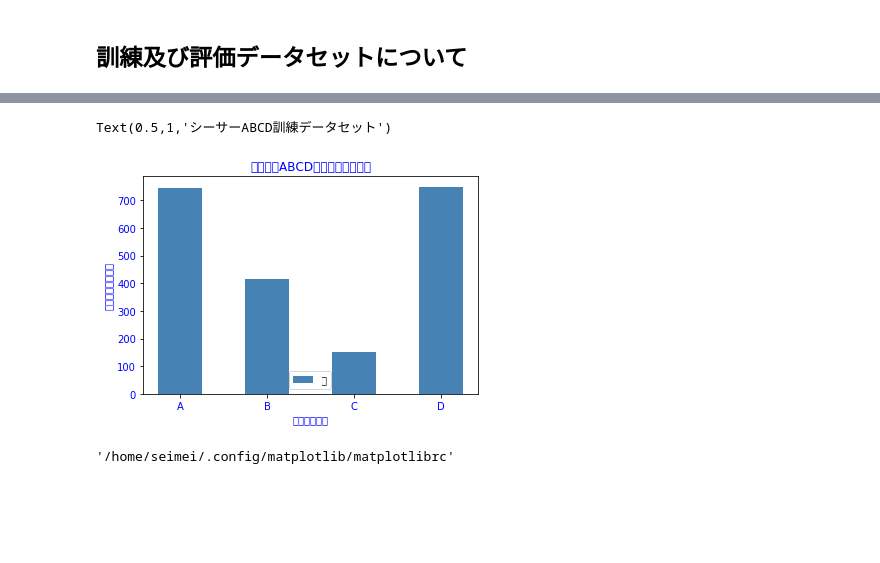
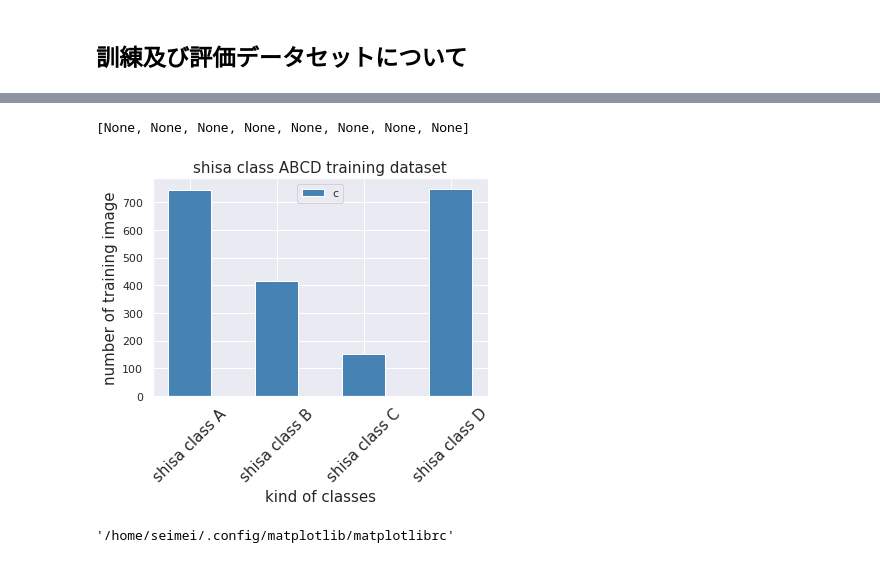
Before and after one commit to Eljefemasao/Graduation_Research, a Jupyter notebook: src/classify_seesa_keras.ipynb, the cells around one changed output, grey strips where cells are left out. Drawn from its saved outputs; the diff is of its cells as text; code cells hidden in the pictures; blank space fills up the shorter version.

```diff
--- a/src/classify_seesa_keras.ipynb
+++ b/src/classify_seesa_keras.ipynb
@@ -788,43 +896,45 @@ df.head()
 # %%
 
 df = pd.read_csv("/home/seimei/Graduation_Research/src/path_and_label_train.csv")
 
 
 all_row_num = len(df)
 df = df.set_index("weather")
 
 left =np.array([0])
 height = np.array([df.where((df["label"] == 0) & (df.index == "kumori") ).count()["label"]])
 p=plt.bar(left, height,width=0.5,color='steelblue', align="center")
 
 left1 =np.array([1])
 height1 = np.array([df.where((df["label"] == 1) & (df.index == "kumori") ).count()["label"]])
 p1=plt.bar(left1, height1,width=0.5,color='steelblue', align="center")
 
 left2 =np.array([2])
 height2 = np.array([df.where((df["label"] == 2) & (df.index == "kumori") ).count()["label"]])
 p2=plt.bar(left2, height2,width=0.5,color='steelblue', align="center")
 
 left3 =np.array([3])
 height3 = np.array([df.where((df["label"] == 3) & (df.index == "kumori") ).count()["label"]])
 p3=plt.bar(left3, height3,width=0.5,color='steelblue', align="center")
 
-plt.xticks([0,1,2,3],["A","B","C","D"])
+plt.xticks([0,1,2,3],["shisa class A","shisa class B","shisa class C","shisa class D"])
 
 ax = plt.subplot(111)
-for item in ax.get_xticklabels():
-    item.set_color("blue")
-for item in ax.get_yticklabels():
-    item.set_color("blue")
 
-plt.legend((p),("曇り_影なし"))
 
-plt.xlabel("クラスの種類",color="blue")
-plt.ylabel("訓練用画像の枚数",color="blue")
-plt.title("シーサーABCD訓練データセット",color="blue")
+sns.set()
+plt.legend((p2),("cloudy"))
+plt.xlabel("kind of classes", fontsize=15)
+plt.ylabel("number of training image", fontsize=15)
+plt.title("shisa class ABCD training dataset", fontsize=15)
+plt.setp(ax.get_xticklabels(), rotation=45, fontsize=15)
 #plt.savefig("/Users/masaaki/Desktop/train_graph.png")
+
+data = [go.Bar(x=)]
+
+py.iplot(data)
 # %% [output]
-Text(0.5,1,'シーサーABCD訓練データセット')
+[None, None, None, None, None, None, None, None]
-[figure, old version]
+[figure, new version]
 # %%
 import matplotlib
```
Also changed, not shown: parts of 14 cells of this notebook.
